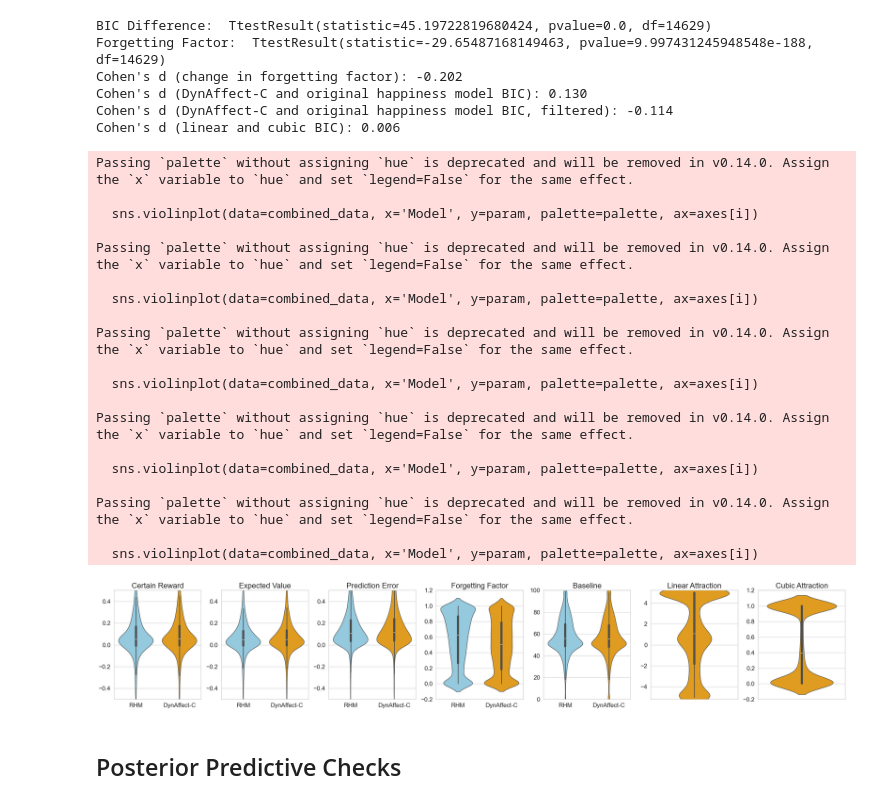
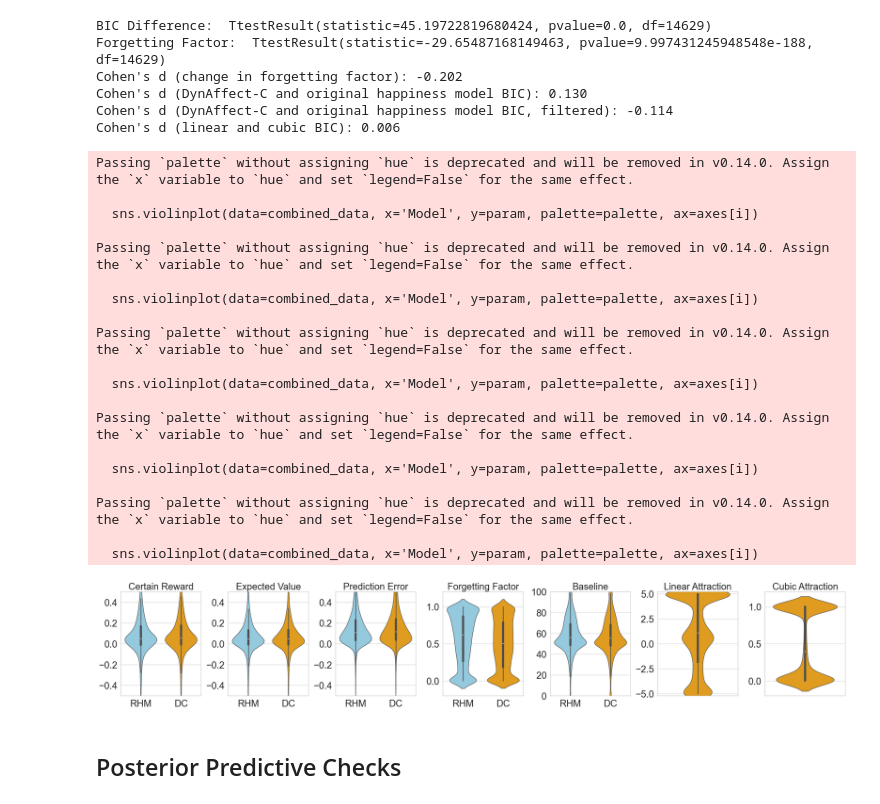
Before and after one commit to cdp57/DynAffect-C, a Jupyter notebook: Analysis/Model_Analysis.ipynb, the cells around one changed output. Saved outputs shown, nothing was run; the diff lists cells and outputs as text; code cells hidden in the pictures.

```diff
--- a/Analysis/Model_Analysis.ipynb
+++ b/Analysis/Model_Analysis.ipynb
@@ -211,10 +234,10 @@ dynonly_params = ['Baseline', 'Linear Attraction', 'Cubic Attraction']
 # prepare combined dataframe for common parameters
 combined_data = pd.concat([
     RAll[common_params].assign(Model='RHM'),
-    DCAll[common_params].assign(Model='DynAffect-C')
+    DCAll[common_params].assign(Model='DC')
 ])
 
-palette = {'RHM': 'skyblue', 'DynAffect-C': 'orange'}
+palette = {'RHM': 'skyblue', 'DC': 'orange'}
 sns.set(style='whitegrid')
 n_plots = len(common_params) + len(dynonly_params)
 fig, axes = plt.subplots(1, n_plots, figsize=(4 * n_plots, 5), sharey=False)
@@ -222,20 +245,20 @@ fig, axes = plt.subplots(1, n_plots, figsize=(4 * n_plots, 5), sharey=False)
 # plot shared parameters with both models
 for i, param in enumerate(common_params):
     sns.violinplot(data=combined_data, x='Model', y=param, palette=palette, ax=axes[i])
-    axes[i].set_title(param, fontsize=20)
+    axes[i].set_title(param, fontsize=25)
     axes[i].set_xlabel('')
     axes[i].set_ylabel('')
-    axes[i].tick_params(axis='y', labelsize=16)
-    axes[i].tick_params(axis='x', labelsize=16)
+    axes[i].tick_params(axis='y', labelsize=25)
+    axes[i].tick_params(axis='x', labelsize=25)
 
 # plot DynAffect-only parameters (Baseline, Beta, Alpha)
 for j, param in enumerate(dynonly_params):
     sns.violinplot(data=DCAll, y=param, color='orange', ax=axes[len(common_params) + j])
-    axes[len(common_params) + j].set_title(param, fontsize=20)
+    axes[len(common_params) + j].set_title(param, fontsize=25)
     axes[len(common_params) + j].set_xlabel('')
     axes[len(common_params) + j].set_ylabel('')
     axes[len(common_params) + j].set_xticks([])
-    axes[len(common_params) + j].tick_params(axis='y', labelsize=16)
+    axes[len(common_params) + j].tick_params(axis='y', labelsize=25)
 
 axes[0].set_ylim([-0.5, 0.5])
 axes[1].set_ylim([-0.5, 0.5])
@@ -329,11 +352,11 @@ for idx, p in enumerate(participant_indices):
     ax.plot(time, df['H'][:], linewidth=3, color='black')
     ax.axhline(mu, color='gray', linestyle='--')
 
-    ax.set_ylabel('Happiness', fontsize=14)
+    ax.set_ylabel('Happiness', fontsize=16)
     ax.set_title(r'$\gamma$ ' + f'= {save1["Forgetting Factor"][p]:.2f} | $R^2_{{RHM}}$ = {save1["R^2"][p]:.2f}', fontsize=16)
 
-axs[-1].set_xlabel('Time', fontsize=14)
-fig.suptitle('Simulated Slope Fields (RHM)', fontsize=20)
+axs[-1].set_xlabel('Time', fontsize=16)
+fig.suptitle('Simulated Slope Fields (RHM)', fontsize=25)
 plt.tight_layout(rect=[0, 0, 1, 0.98])
 plt.savefig('../Figures/slope_RHM.png', dpi=1200)
 plt.show()
@@ -653,10 +728,10 @@ dynonly_params = ['Linear Attraction', 'Cubic Attraction']
 # prepare combined dataframe for common parameters
 combined_data = pd.concat([
     RAll[common_params].assign(Model='RHM'),
-    DCAll[common_params].assign(Model='DynAffect-C')
+    DCAll[common_params].assign(Model='DC')
 ])
 
-palette = {'RHM': 'skyblue', 'DynAffect-C': 'orange'}
+palette = {'RHM': 'skyblue', 'DC': 'orange'}
 sns.set(style='whitegrid')
 n_plots = len(common_params) + len(dynonly_params)
 fig, axes = plt.subplots(1, n_plots, figsize=(4 * n_plots, 5), sharey=False)
@@ -664,53 +739,53 @@ fig, axes = plt.subplots(1, n_plots, figsize=(4 * n_plots, 5), sharey=False)
 # plot shared parameters with both models
 for i, param in enumerate(common_params):
     sns.violinplot(data=combined_data, x='Model', y=param, palette=palette, ax=axes[i])
-    axes[i].set_title(param, fontsize=20)
+    axes[i].set_title(param, fontsize=25)
     axes[i].set_xlabel('')
     axes[i].set_ylabel('')
-    axes[i].tick_params(axis='y', labelsize=16)
-    axes[i].tick_params(axis='x', labelsize=16)
+    axes[i].tick_params(axis='y', labelsize=25)
+    axes[i].tick_params(axis='x', labelsize=25)
 
 # plot DynAffect-only parameters (Beta, Alpha)
 for j, param in enumerate(dynonly_params):
     sns.violinplot(data=DCAll, y=param, color='orange', ax=axes[len(common_params) + j])
-    axes[len(common_params) + j].set_title(param, fontsize=20)
+    axes[len(common_params) + j].set_title(param, fontsize=25)
     axes[len(common_params) + j].set_xlabel('')
     axes[len(common_params) + j].set_ylabel('')
     axes[len(common_params) + j].set_xticks([])
-    axes[len(common_params) + j].tick_params(axis='y', labelsize=16)
+    axes[len(common_params) + j].tick_params(axis='y', labelsize=25)
 
 axes[0].set_ylim([-0.5, 0.5])
 axes[1].set_ylim([-0.5, 0.5])
 axes[2].set_ylim([-0.5, 0.5])
 axes[3].set_ylim([-0.2, 1.2])
 axes[4].set_ylim([0, 100])
 axes[5].set_ylim([-5.2, 5.2])
 axes[6].set_ylim([-0.2, 1.2])
 
 plt.tight_layout()
 plt.savefig('../Figures/violin_NonDif.png', dpi=1200)
 plt.show()
 # %% [output]
 Passing `palette` without assigning `hue` is deprecated and will be removed in v0.14.0. Assign the `x` variable to `hue` and set `legend=False` for the same effect.
 
   sns.violinplot(data=combined_data, x='Model', y=param, palette=palette, ax=axes[i])
 
 Passing `palette` without assigning `hue` is deprecated and will be removed in v0.14.0. Assign the `x` variable to `hue` and set `legend=False` for the same effect.
 
   sns.violinplot(data=combined_data, x='Model', y=param, palette=palette, ax=axes[i])
 
 Passing `palette` without assigning `hue` is deprecated and will be removed in v0.14.0. Assign the `x` variable to `hue` and set `legend=False` for the same effect.
 
   sns.violinplot(data=combined_data, x='Model', y=param, palette=palette, ax=axes[i])
 
 Passing `palette` without assigning `hue` is deprecated and will be removed in v0.14.0. Assign the `x` variable to `hue` and set `legend=False` for the same effect.
 
   sns.violinplot(data=combined_data, x='Model', y=param, palette=palette, ax=axes[i])
 
 Passing `palette` without assigning `hue` is deprecated and will be removed in v0.14.0. Assign the `x` variable to `hue` and set `legend=False` for the same effect.
 
   sns.violinplot(data=combined_data, x='Model', y=param, palette=palette, ax=axes[i])
-[figure, old version]
+[figure, new version]
 # %% [markdown]
 ## Posterior Predictive Checks
 # %%
```
Also changed, not shown: parts of 13 cells of this notebook, 5 other files.
